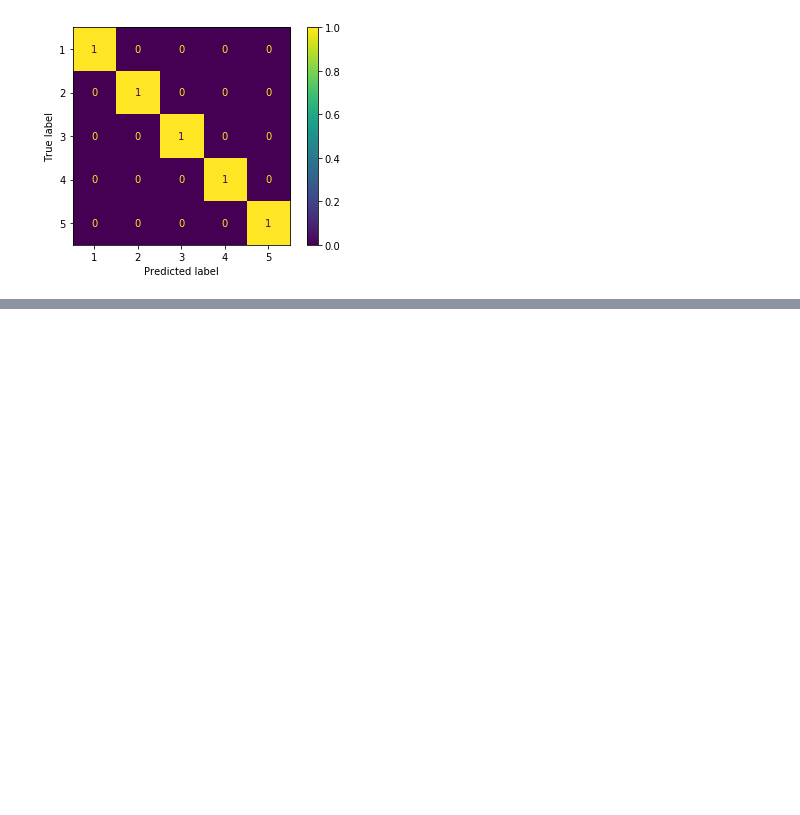
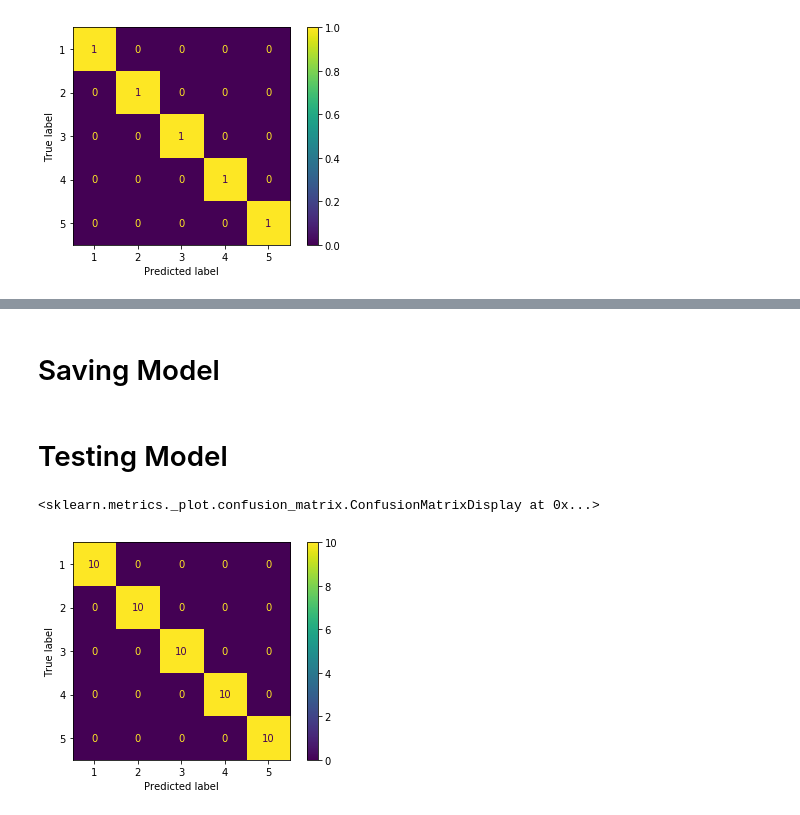
Before and after one commit to omarimran2000/Machine-Learning-for-Chirp-Detection, a Jupyter notebook: CHIRP.ipynb, the cells around one changed output, grey strips where cells are left out. Saved outputs shown, nothing was run; the diff lists cells and outputs as text; code cells hidden in the pictures; blank space fills up the shorter version.

Commit message:
Added model training and testing for noisy chirps

```diff
--- a/CHIRP.ipynb
+++ b/CHIRP.ipynb
@@ -187,0 +191,19 @@ plot_confusion_matrix(clf,X_test,y_test)
+# %%
+SNR = [10,0,-5,-10,-15,-20]
+# %%
+model_training = False
+if model_training:
+    X_train = []
+    y_train = []
+    for i in range(1,6):
+        for snr in SNR:
+            for _ in range(50):
+                whiteNoisePoints = complexWhiteNoise(nSamples)/(10**(snr/20))
+                noisy_chirp = chirp([0,i],nSamples,samplingFrequency)+whiteNoisePoints
+                X_train.append(allAbsMFOutputs(noisy_chirp,list_of_chirps))
+                y_train.append(i)
+    clf.fit(X_train,y_train)
+else:
+    clf = pickle.load(open('CHIRP_Model.pkl','rb'))
+# %% [markdown]
+# Saving Model
@@ -187,0 +214,19 @@ plot_confusion_matrix(clf,X_test,y_test)
+# %% [markdown]
+# Testing Model
+# %%
+def generate_test(snr:int)->(list,list):
+    X_test = []
+    y_test = []
+    for i in range(1,6):
+        for _ in range(10):
+            whiteNoisePoints = complexWhiteNoise(nSamples)/(10**(snr/20))
+            noisy_chirp = chirp([0,i],nSamples,samplingFrequency)+whiteNoisePoints
+            X_test.append(allAbsMFOutputs(noisy_chirp,list_of_chirps))
+            y_test.append(i)
+    return (X_test,y_test)
+# %%
+snr_10_tests = generate_test(10)
+plot_confusion_matrix(clf,snr_10_tests[0],snr_10_tests[1])
+# %% [output]
+<sklearn.metrics._plot.confusion_matrix.ConfusionMatrixDisplay at 0x...>
+[figure, added]
```
Also changed, not shown: parts of 8 cells of this notebook.
